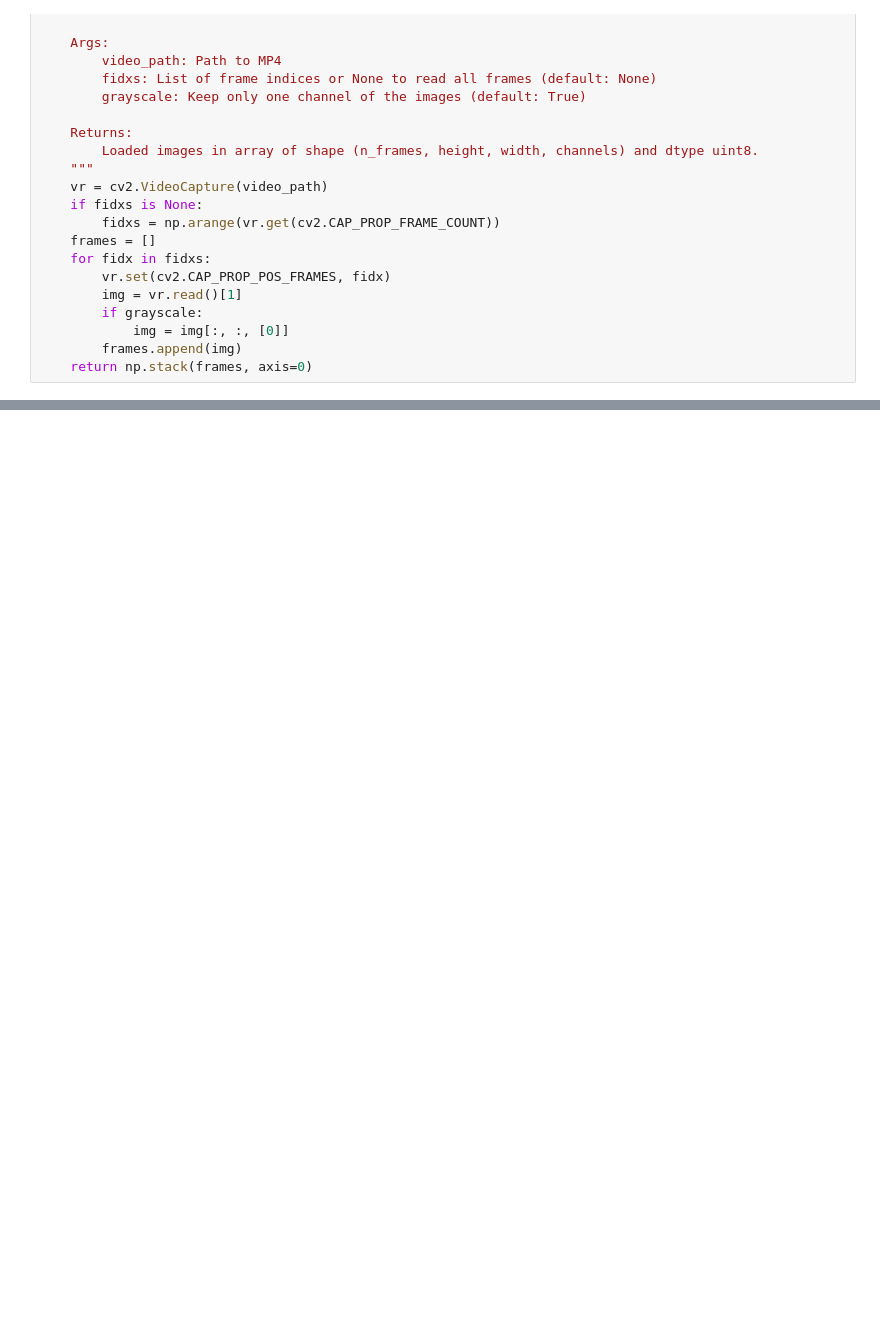
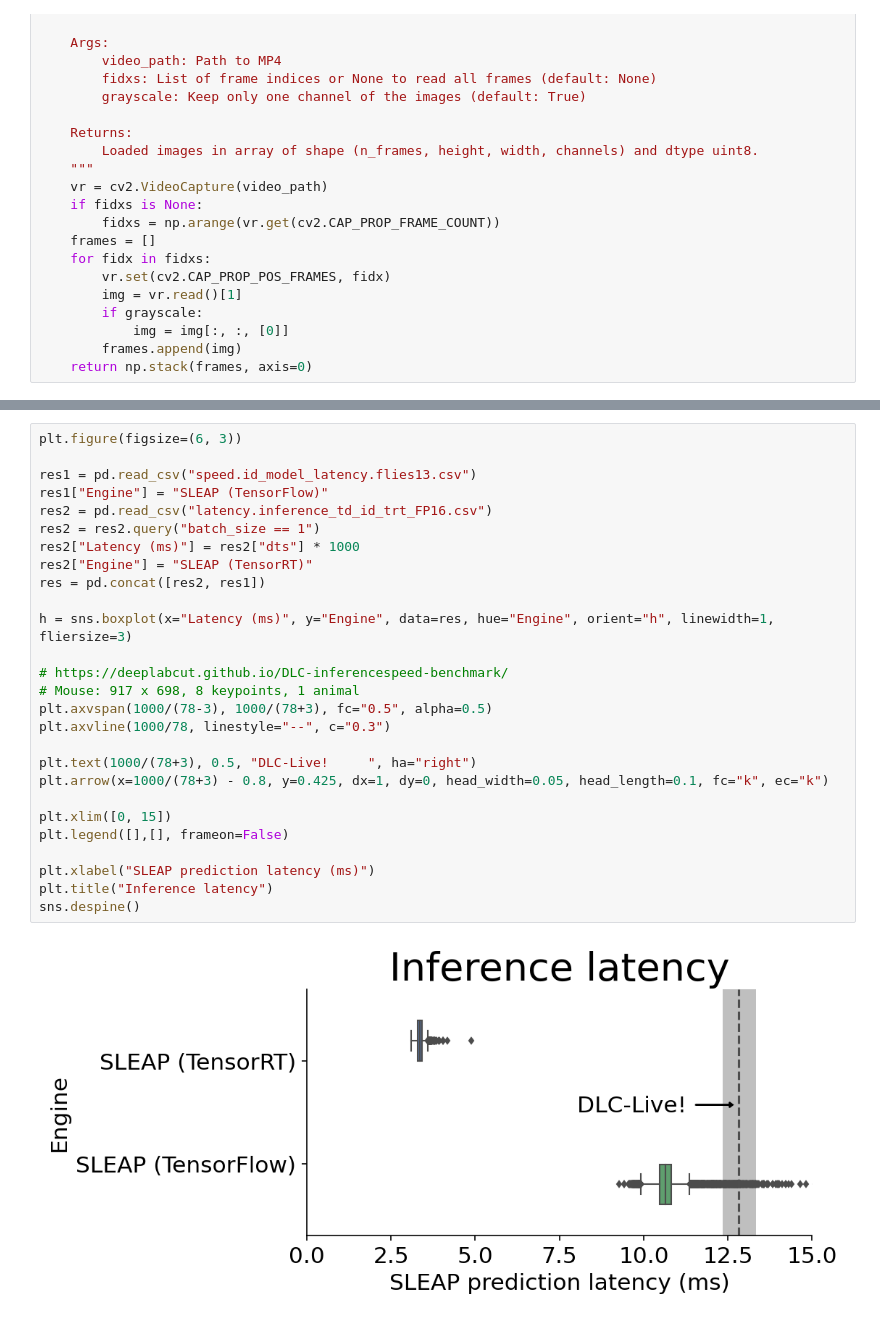
Before and after one commit to talmo/gpuhackathon-sleap, a Jupyter notebook: tensorrt/benchmark_latency.ipynb, the cells around one changed output, grey strips where cells are left out. Saved outputs shown, nothing was run; the diff lists cells and outputs as text; blank space fills up the shorter version.

```diff
--- a/tensorrt/benchmark_latency.ipynb
+++ b/tensorrt/benchmark_latency.ipynb
@@ -98,0 +167,29 @@ res.groupby("batch_size").mean()
+# %%
+plt.figure(figsize=(6, 3))
+
+res1 = pd.read_csv("speed.id_model_latency.flies13.csv")
+res1["Engine"] = "SLEAP (TensorFlow)"
+res2 = pd.read_csv("latency.inference_td_id_trt_FP16.csv")
+res2 = res2.query("batch_size == 1")
+res2["Latency (ms)"] = res2["dts"] * 1000
+res2["Engine"] = "SLEAP (TensorRT)"
+res = pd.concat([res2, res1])
+
+h = sns.boxplot(x="Latency (ms)", y="Engine", data=res, hue="Engine", orient="h", linewidth=1, fliersize=3)
+
+# https://deeplabcut.github.io/DLC-inferencespeed-benchmark/
+# Mouse: 917 x 698, 8 keypoints, 1 animal
+plt.axvspan(1000/(78-3), 1000/(78+3), fc="0.5", alpha=0.5)
+plt.axvline(1000/78, linestyle="--", c="0.3")
+
+plt.text(1000/(78+3), 0.5, "DLC-Live!     ", ha="right")
+plt.arrow(x=1000/(78+3) - 0.8, y=0.425, dx=1, dy=0, head_width=0.05, head_length=0.1, fc="k", ec="k")
+
+plt.xlim([0, 15])
+plt.legend([],[], frameon=False)
+
+plt.xlabel("SLEAP prediction latency (ms)")
+plt.title("Inference latency")
+sns.despine()
+# %% [output]
+[figure, added]
```
Also changed, not shown: parts of 11 cells of this notebook, 2 other files.
